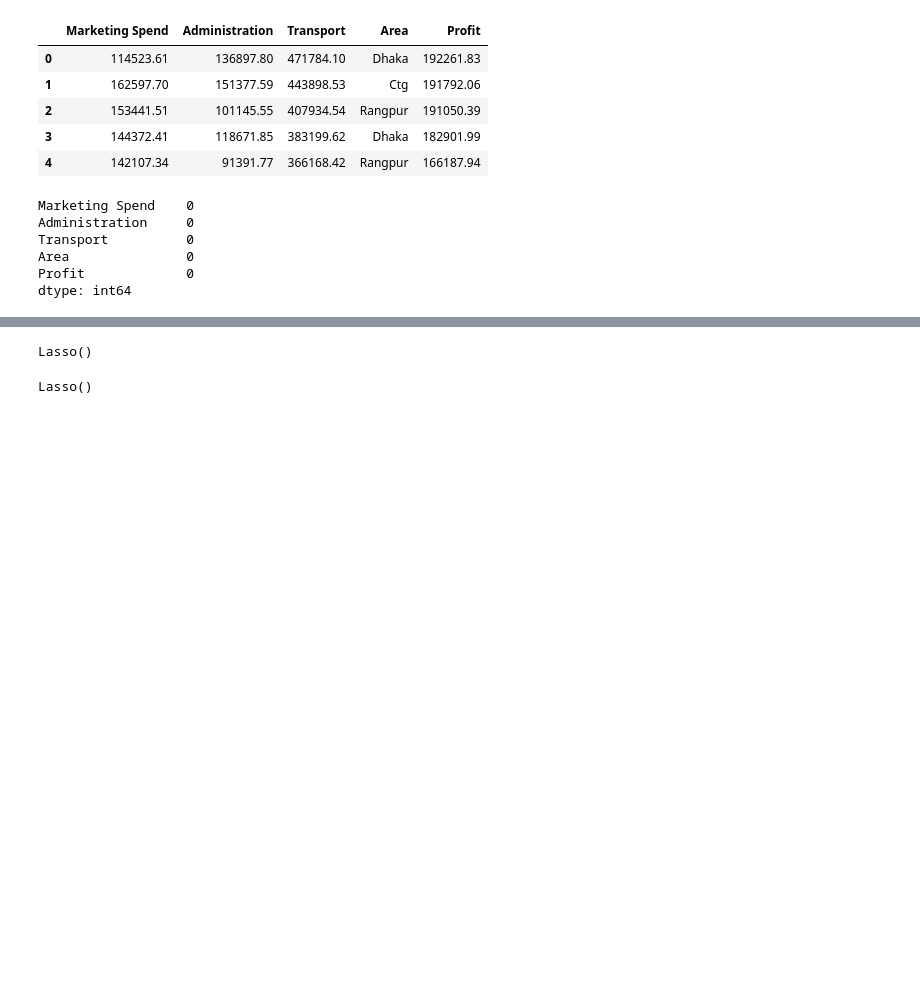
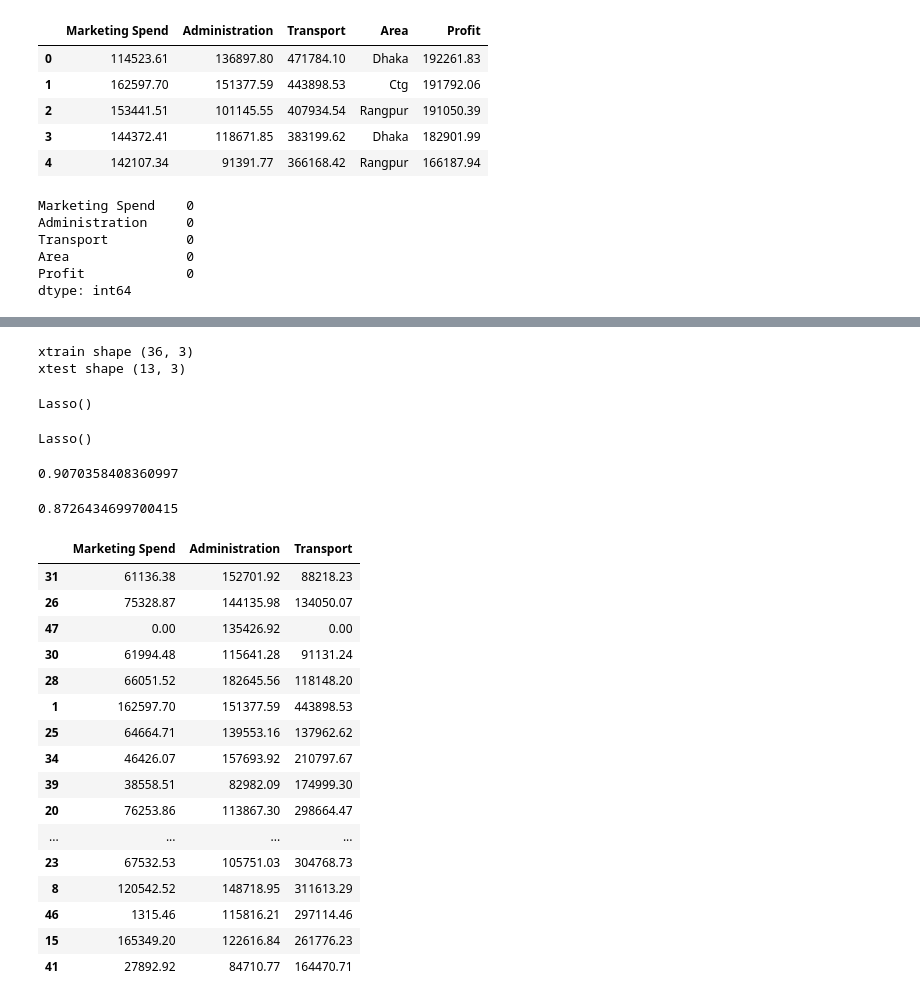
Before and after one commit to avimallik/machine_learning_workbench, a Jupyter notebook: regularization/regularization.ipynb, the cells around one changed output, grey strips where cells are left out. Saved outputs shown, nothing was run; the diff lists cells and outputs as text; code cells hidden in the pictures; blank space fills up the shorter version.

```diff
--- a/regularization/regularization.ipynb
+++ b/regularization/regularization.ipynb
@@ -61,2 +117,8 @@ xTest.shape
+# %%
+print(f"xtrain shape {xTrain.shape}")
+print(f"xtest shape {xTest.shape}")
+# %% [output]
+xtrain shape (36, 3)
+xtest shape (13, 3)
 # %%
 lasso_model = Lasso()
@@ -65,7 +126,37 @@ training
 # %% [output]
 Lasso()
+# %%
+training = lasso_model.fit(xTrain, yTrain)
+training
+# %% [output]
+Lasso()
+# %%
+score_training = lasso_model.score(xTrain, yTrain)
+score_training
+# %% [output]
+0.9070358408360997
 # %%
-testing = lasso_model.fit(xTest, yTest)
-testing
+score_testing = lasso_model.score(xTest, yTest)
+score_testing
 # %% [output]
-Lasso()
+0.8726434699700415
+# %%
+xTrain
+# %% [output]
+|  | Marketing Spend | Administration | Transport |
+| 31 | 61136.38 | 152701.92 | 88218.23 |
+| 26 | 75328.87 | 144135.98 | 134050.07 |
+| 47 | 0.00 | 135426.92 | 0.00 |
+| 30 | 61994.48 | 115641.28 | 91131.24 |
+| 28 | 66051.52 | 182645.56 | 118148.20 |
+| 1 | 162597.70 | 151377.59 | 443898.53 |
+| 25 | 64664.71 | 139553.16 | 137962.62 |
+| 34 | 46426.07 | 157693.92 | 210797.67 |
+| 39 | 38558.51 | 82982.09 | 174999.30 |
+| 20 | 76253.86 | 113867.30 | 298664.47 |
+| ... | ... | ... | ... |
+| 23 | 67532.53 | 105751.03 | 304768.73 |
+| 8 | 120542.52 | 148718.95 | 311613.29 |
+| 46 | 1315.46 | 115816.21 | 297114.46 |
+| 15 | 165349.20 | 122616.84 | 261776.23 |
+| 41 | 27892.92 | 84710.77 | 164470.71 |
```
Also changed, not shown: parts of 22 cells of this notebook.
